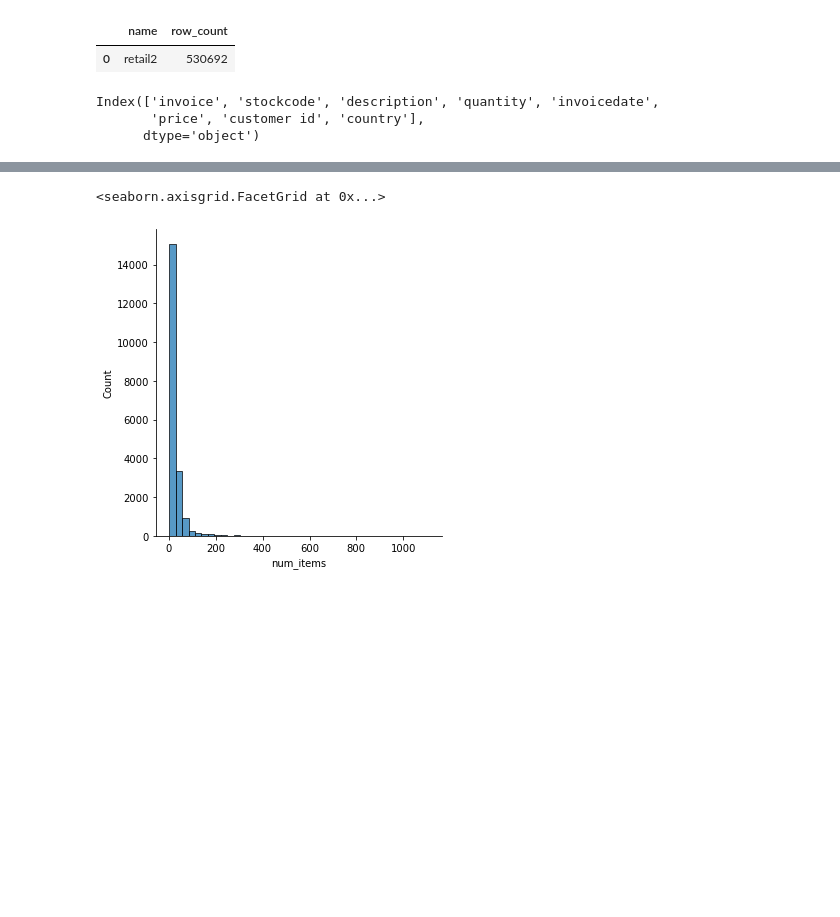
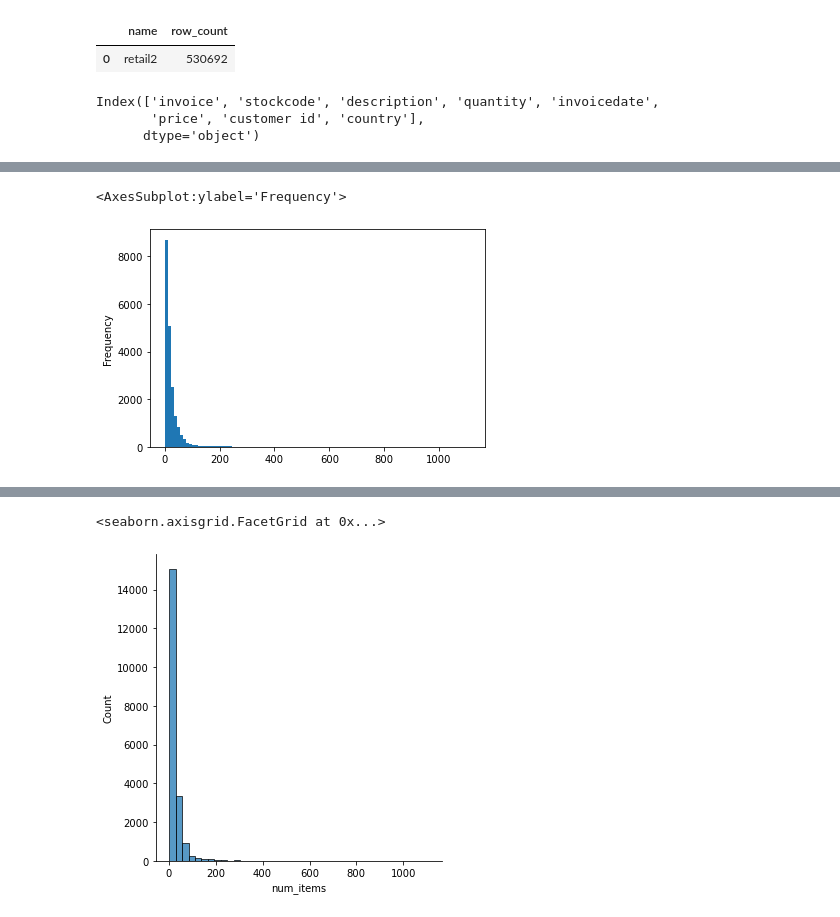
Before and after one commit to AfreenKansal/Market-Basket-Analysis, a Jupyter notebook: Market Basket Analysis - Hazrul.ipynb, the cells around one changed output, grey strips where cells are left out. Saved outputs shown, nothing was run; the diff lists cells and outputs as text; code cells hidden in the pictures; blank space fills up the shorter version.

```diff
--- a/Market Basket Analysis - Hazrul.ipynb
+++ b/Market Basket Analysis - Hazrul.ipynb
@@ -325 +337,6 @@ num_items
 20134 rows × 3 columns
+# %%
+num_items["num_items"].plot.hist(bins=100)
+# %% [output]
+<AxesSubplot:ylabel='Frequency'>
+[figure, added]
```
Also changed, not shown: parts of 11 cells of this notebook, 2 other files.
